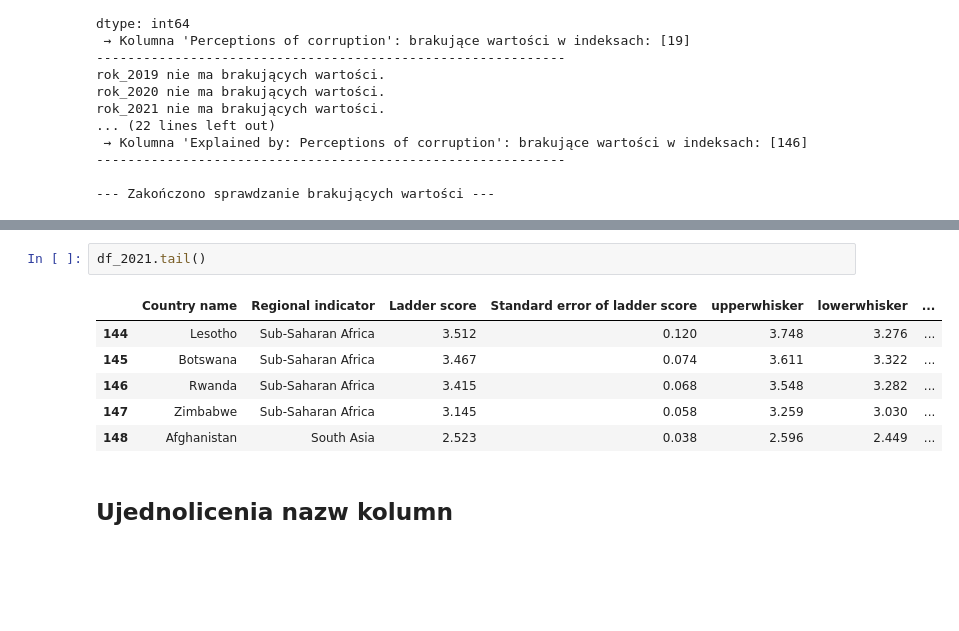
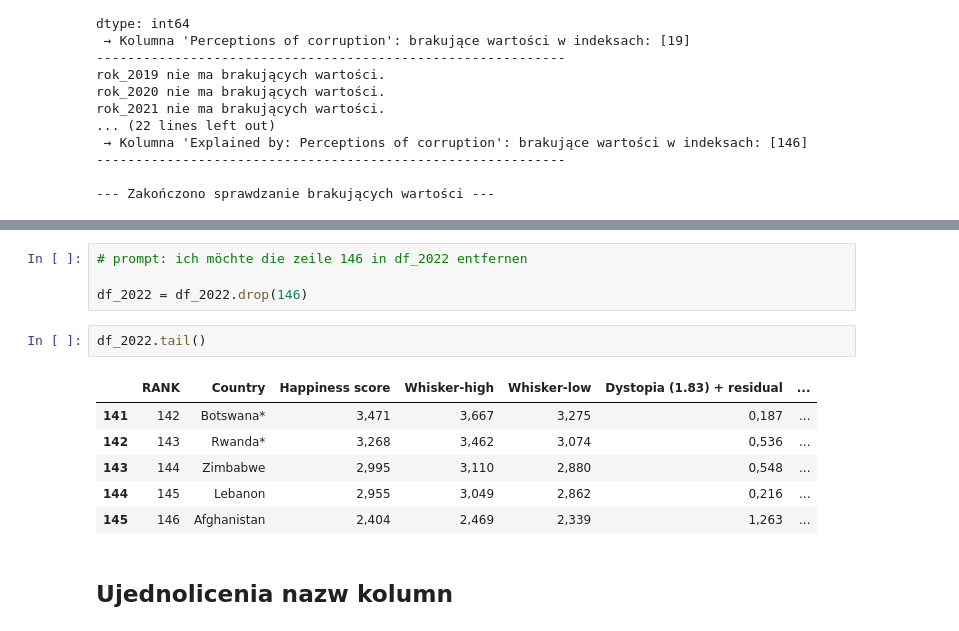
Before and after one commit to Kinga94/SAD_zadanie, a Jupyter notebook: SAD_world_happines_report.ipynb, the cells around one changed output, grey strips where cells are left out. Drawn from its saved outputs; the diff is of its cells as text; blank space fills up the shorter version.

```diff
--- a/SAD_world_happines_report.ipynb
+++ b/SAD_world_happines_report.ipynb
@@ -227,12 +262,16 @@ Zagladamy do ramki. Wodzimy, ze indeks 146 jest pusta pbserwacja, ktora mozna po
+# %%
+# prompt: ich möchte die zeile 146 in df_2022 entfernen
+
+df_2022 = df_2022.drop(146)
 # %%
-df_2021.tail()
+df_2022.tail()
 # %% [output]
-|  | Country name | Regional indicator | Ladder score | Standard error of ladder score | upperwhisker | lowerwhisker | ... |
-| 144 | Lesotho | Sub-Saharan Africa | 3.512 | 0.120 | 3.748 | 3.276 | ... |
-| 145 | Botswana | Sub-Saharan Africa | 3.467 | 0.074 | 3.611 | 3.322 | ... |
-| 146 | Rwanda | Sub-Saharan Africa | 3.415 | 0.068 | 3.548 | 3.282 | ... |
-| 147 | Zimbabwe | Sub-Saharan Africa | 3.145 | 0.058 | 3.259 | 3.030 | ... |
-| 148 | Afghanistan | South Asia | 2.523 | 0.038 | 2.596 | 2.449 | ... |
+|  | RANK | Country | Happiness score | Whisker-high | Whisker-low | Dystopia (1.83) + residual | ... |
+| 141 | 142 | Botswana* | 3,471 | 3,667 | 3,275 | 0,187 | ... |
+| 142 | 143 | Rwanda* | 3,268 | 3,462 | 3,074 | 0,536 | ... |
+| 143 | 144 | Zimbabwe | 2,995 | 3,110 | 2,880 | 0,548 | ... |
+| 144 | 145 | Lebanon | 2,955 | 3,049 | 2,862 | 0,216 | ... |
+| 145 | 146 | Afghanistan | 2,404 | 2,469 | 2,339 | 1,263 | ... |
 # %% [markdown]
 
 ## Ujednolicenia nazw kolumn
```
Also changed, not shown: parts of 5 cells of this notebook.
